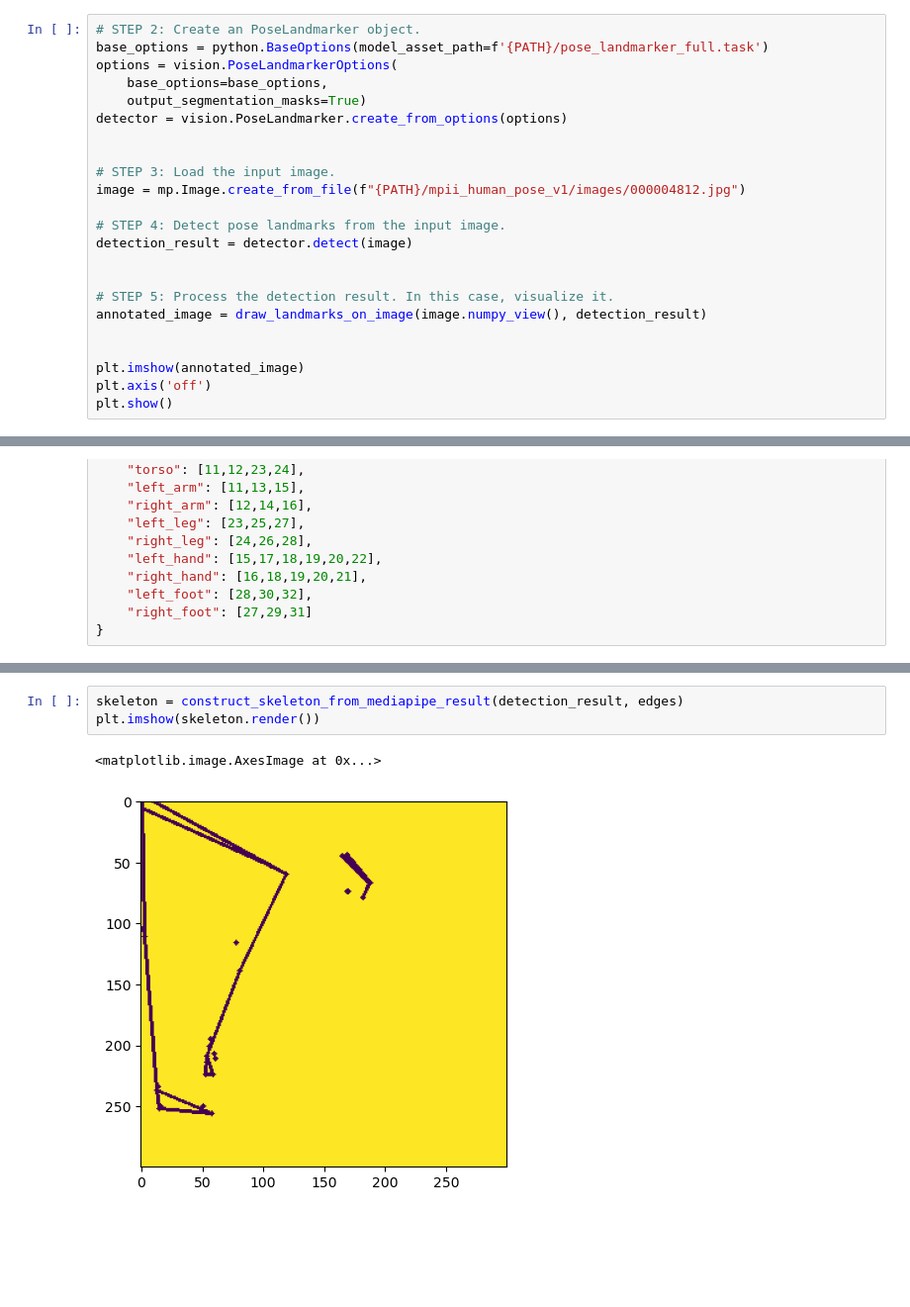
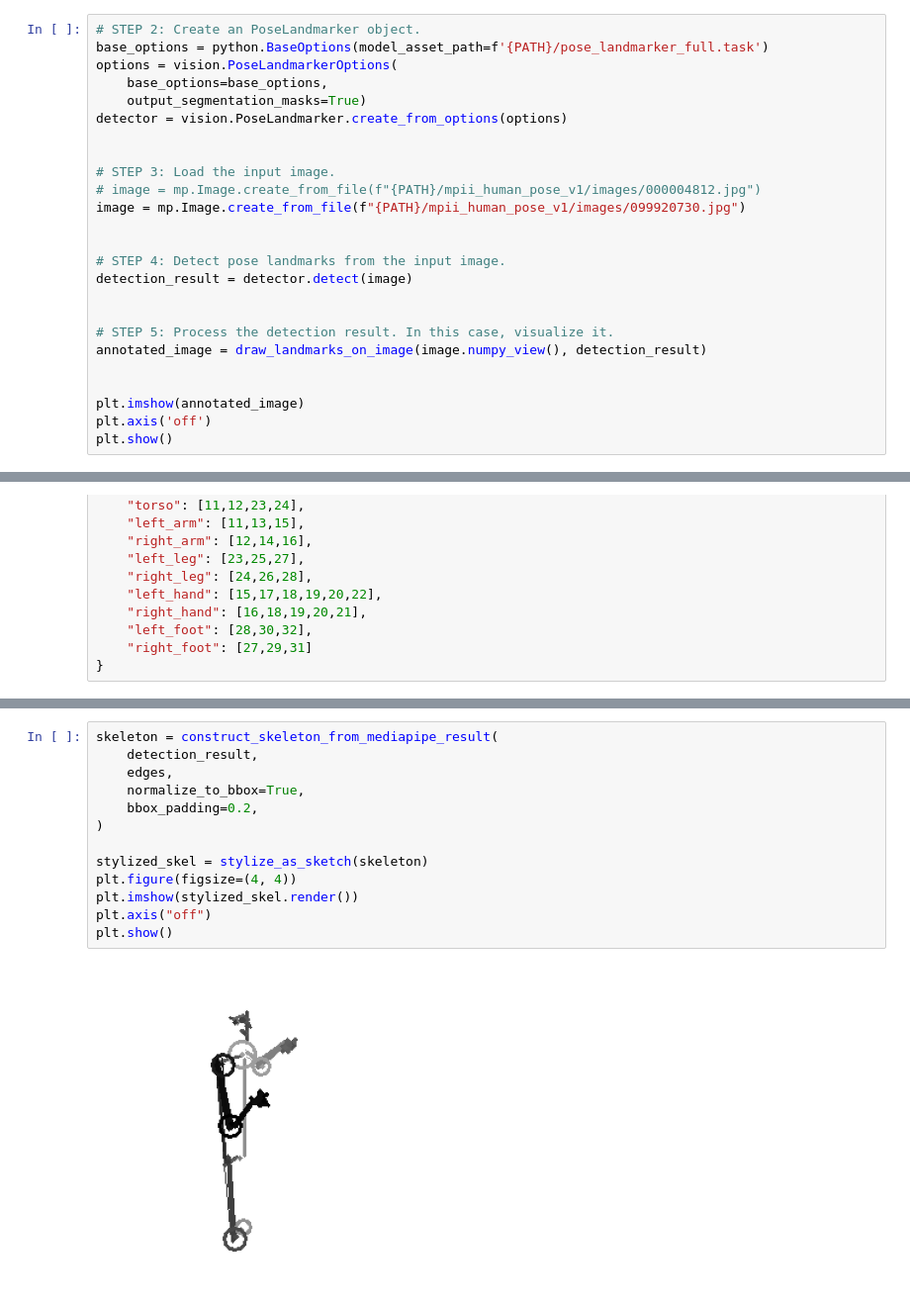
Before and after one commit to Leahie/pose-project, a Jupyter notebook: research/sketch_to_pose.ipynb, the cells around one changed output, grey strips where cells are left out. Shown at 99% size. Cells and saved outputs as stored; diff of their text form; blank space fills up the shorter version.

```diff
--- a/research/sketch_to_pose.ipynb
+++ b/research/sketch_to_pose.ipynb
@@ -54,7 +54,9 @@ detector = vision.PoseLandmarker.create_from_options(options)
 
 
 # STEP 3: Load the input image.
-image = mp.Image.create_from_file(f"{PATH}/mpii_human_pose_v1/images/000004812.jpg")
+# image = mp.Image.create_from_file(f"{PATH}/mpii_human_pose_v1/images/000004812.jpg")
+image = mp.Image.create_from_file(f"{PATH}/mpii_human_pose_v1/images/099920730.jpg")
+
 
 # STEP 4: Detect pose landmarks from the input image.
 detection_result = detector.detect(image)
@@ -258,9 +355,18 @@ def construct_skeleton_from_mediapipe_result(detection_result, edges, image_size
 # %%
-skeleton = construct_skeleton_from_mediapipe_result(detection_result, edges)
-plt.imshow(skeleton.render())
+skeleton = construct_skeleton_from_mediapipe_result(
+    detection_result,
+    edges,
+    normalize_to_bbox=True,
+    bbox_padding=0.2,
+)
+
+stylized_skel = stylize_as_sketch(skeleton)
+plt.figure(figsize=(4, 4))
+plt.imshow(stylized_skel.render())
+plt.axis("off")
+plt.show()
 # %% [output]
-<matplotlib.image.AxesImage at 0x...>
-[figure, old version]
+[figure, new version]
 # %%
 skeleton.jitter_joints(sigma=0.02)
 plt.imshow(skeleton.render())
```
Also changed, not shown: parts of 8 cells of this notebook, 1 other file.
